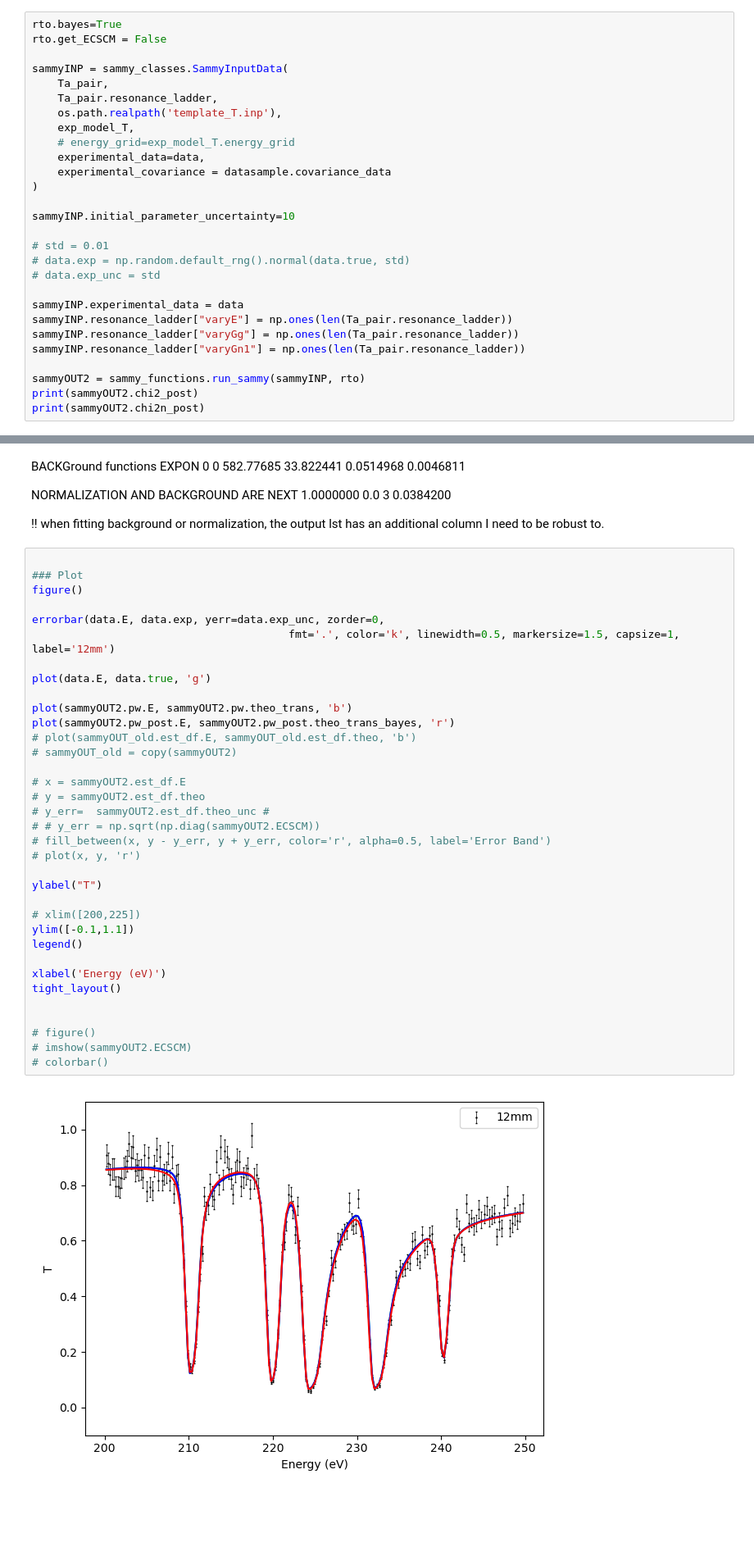
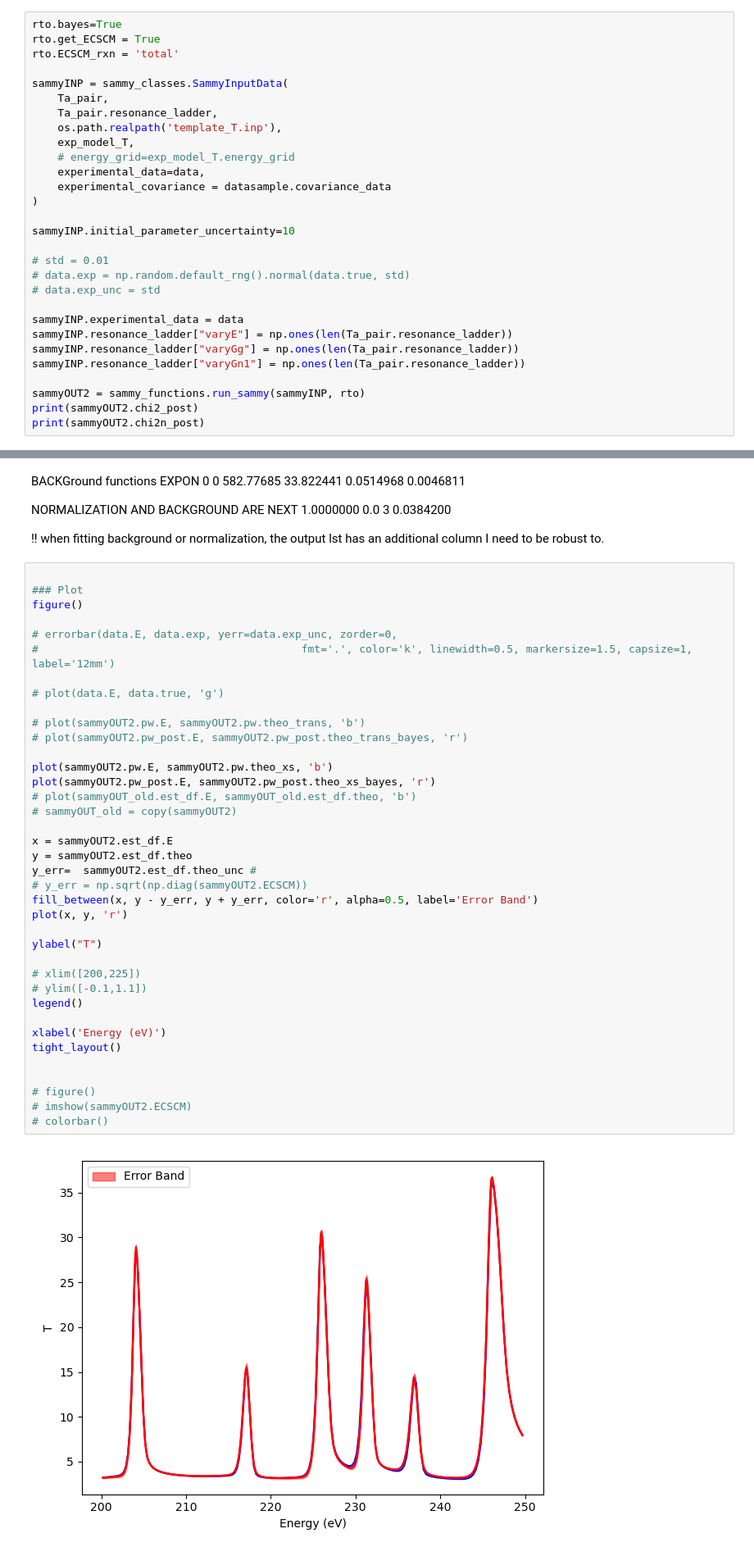
Before and after one commit to Naww137/ATARI, a Jupyter notebook: examples/Sammy_Interface.ipynb, the cells around one changed output, grey strips where cells are left out. Shown at 82% size. Cells and saved outputs as stored; diff of their text form; blank space fills up the shorter version.

Commit message:
sammy ecscm reaction specification

```diff
--- a/examples/Sammy_Interface.ipynb
+++ b/examples/Sammy_Interface.ipynb
@@ -196,7 +196,8 @@ datasample.covariance_data['CovT']
 # Fit the data with sammy
 # %%
 rto.bayes=True
-rto.get_ECSCM = False
+rto.get_ECSCM = True
+rto.ECSCM_rxn = 'total'
 
 sammyINP = sammy_classes.SammyInputData(
     Ta_pair,
@@ -237,40 +238,43 @@ NORMALIZATION AND BACKGROUND ARE NEXT
 # %%
 
 ### Plot
 figure()
 
-errorbar(data.E, data.exp, yerr=data.exp_unc, zorder=0,
-                                        fmt='.', color='k', linewidth=0.5, markersize=1.5, capsize=1, label='12mm')
+# errorbar(data.E, data.exp, yerr=data.exp_unc, zorder=0,
+#                                         fmt='.', color='k', linewidth=0.5, markersize=1.5, capsize=1, label='12mm')
 
-plot(data.E, data.true, 'g')
+# plot(data.E, data.true, 'g')
 
-plot(sammyOUT2.pw.E, sammyOUT2.pw.theo_trans, 'b')
-plot(sammyOUT2.pw_post.E, sammyOUT2.pw_post.theo_trans_bayes, 'r')
+# plot(sammyOUT2.pw.E, sammyOUT2.pw.theo_trans, 'b')
+# plot(sammyOUT2.pw_post.E, sammyOUT2.pw_post.theo_trans_bayes, 'r')
+
+plot(sammyOUT2.pw.E, sammyOUT2.pw.theo_xs, 'b')
+plot(sammyOUT2.pw_post.E, sammyOUT2.pw_post.theo_xs_bayes, 'r')
 # plot(sammyOUT_old.est_df.E, sammyOUT_old.est_df.theo, 'b')
 # sammyOUT_old = copy(sammyOUT2)
 
-# x = sammyOUT2.est_df.E
-# y = sammyOUT2.est_df.theo
-# y_err=  sammyOUT2.est_df.theo_unc #
-# # y_err = np.sqrt(np.diag(sammyOUT2.ECSCM))
-# fill_between(x, y - y_err, y + y_err, color='r', alpha=0.5, label='Error Band')
-# plot(x, y, 'r')
+x = sammyOUT2.est_df.E
+y = sammyOUT2.est_df.theo
+y_err=  sammyOUT2.est_df.theo_unc #
+# y_err = np.sqrt(np.diag(sammyOUT2.ECSCM))
+fill_between(x, y - y_err, y + y_err, color='r', alpha=0.5, label='Error Band')
+plot(x, y, 'r')
 
 ylabel("T")
 
 # xlim([200,225])
-ylim([-0.1,1.1])
+# ylim([-0.1,1.1])
 legend()
 
 xlabel('Energy (eV)')
 tight_layout()
 
 
 # figure()
 # imshow(sammyOUT2.ECSCM)
 # colorbar()
 # %% [output]
-[figure, old version]
+[figure, new version]
 # %%
 sammyOUT2.pw
 # %% [output]
```
Also changed, not shown: parts of 5 cells of this notebook, 2 other files.
